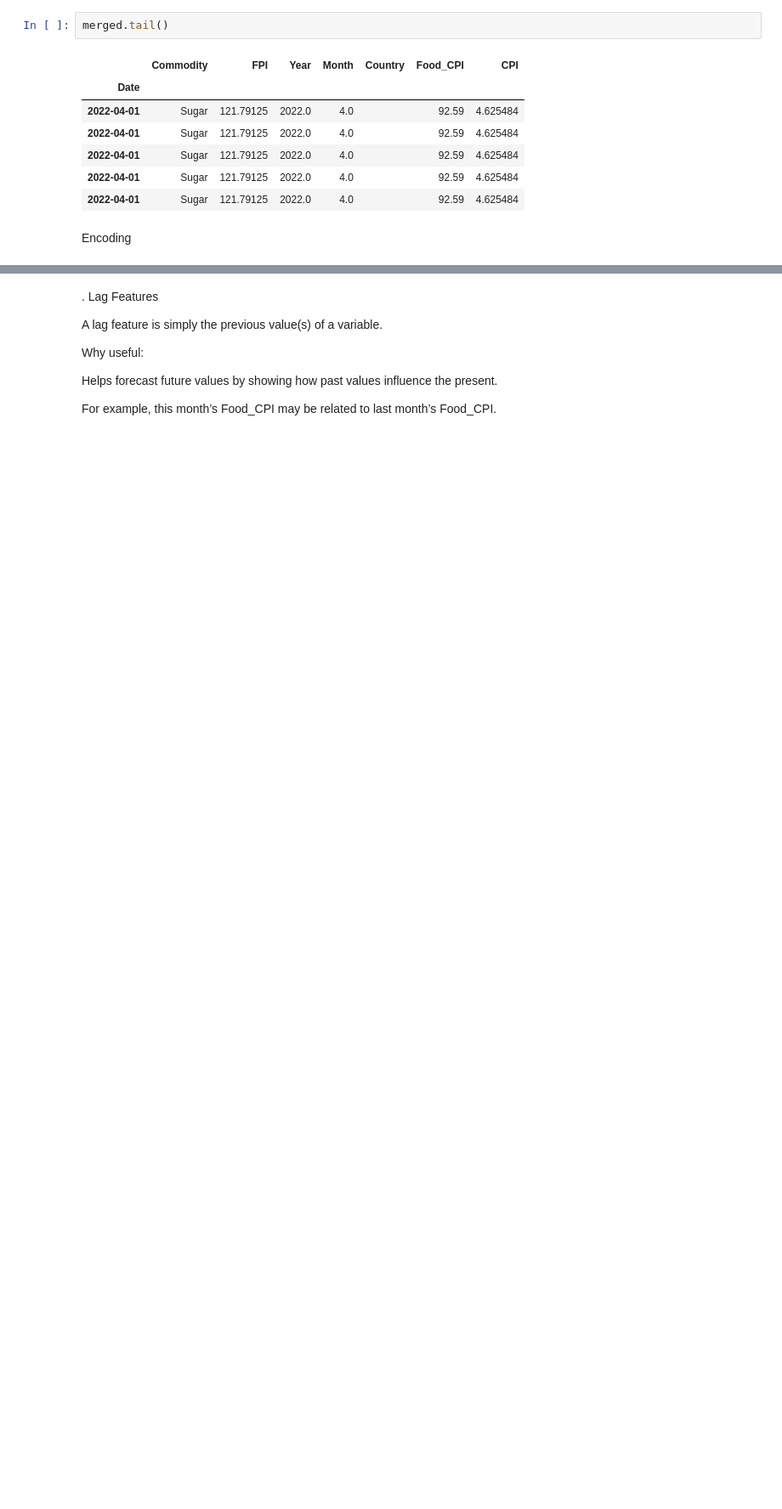
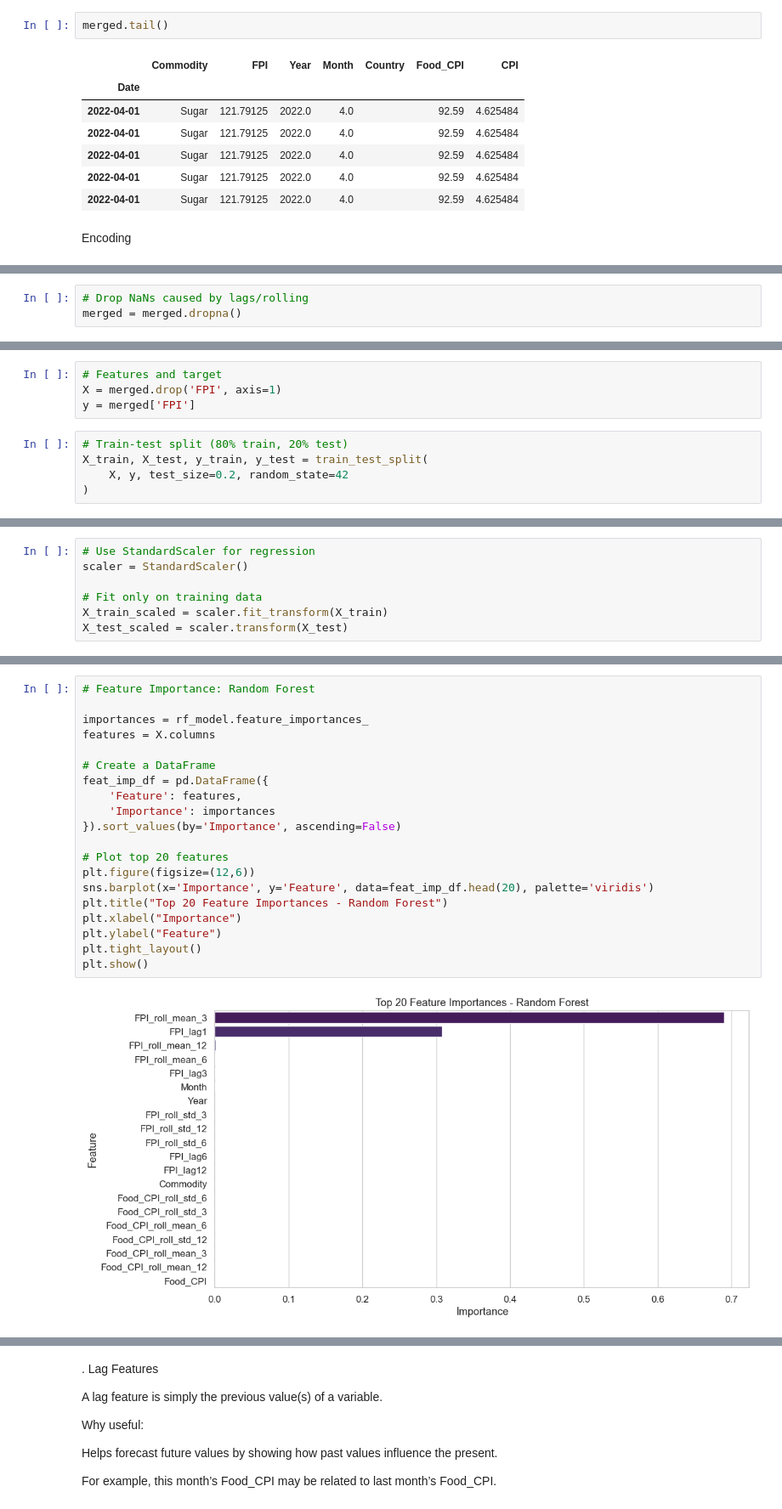
Before and after one commit to j-o-y-14/FOOD_PRICE_MONITOR, a Jupyter notebook: food.ipynb, the cells around one changed output, grey strips where cells are left out. Shown at 85% size. Saved outputs shown, nothing was run; the diff lists cells and outputs as text; blank space fills up the shorter version.

```diff
--- a/food.ipynb
+++ b/food.ipynb
@@ -643,0 +660,3 @@ for lag in lags:
+# %%
+# Drop NaNs caused by lags/rolling
+merged = merged.dropna()
@@ -643,0 +729,9 @@ for lag in lags:
+# %%
+# Features and target
+X = merged.drop('FPI', axis=1)
+y = merged['FPI']
+# %%
+# Train-test split (80% train, 20% test)
+X_train, X_test, y_train, y_test = train_test_split(
+    X, y, test_size=0.2, random_state=42
+)
@@ -643,0 +744,7 @@ for lag in lags:
+# %%
+# Use StandardScaler for regression
+scaler = StandardScaler()
+
+# Fit only on training data
+X_train_scaled = scaler.fit_transform(X_train)
+X_test_scaled = scaler.transform(X_test)
@@ -643,0 +826,22 @@ for lag in lags:
+# %%
+# Feature Importance: Random Forest
+
+importances = rf_model.feature_importances_
+features = X.columns
+
+# Create a DataFrame
+feat_imp_df = pd.DataFrame({
+    'Feature': features,
+    'Importance': importances
+}).sort_values(by='Importance', ascending=False)
+
+# Plot top 20 features
+plt.figure(figsize=(12,6))
+sns.barplot(x='Importance', y='Feature', data=feat_imp_df.head(20), palette='viridis')
+plt.title("Top 20 Feature Importances - Random Forest")
+plt.xlabel("Importance")
+plt.ylabel("Feature")
+plt.tight_layout()
+plt.show()
+# %% [output]
+[figure, added]
```
Also changed, not shown: parts of 30 cells of this notebook, 1 other file.
